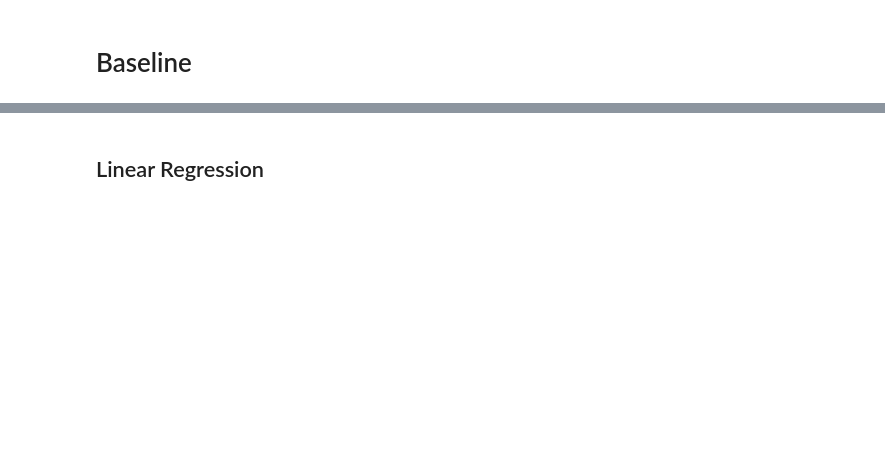
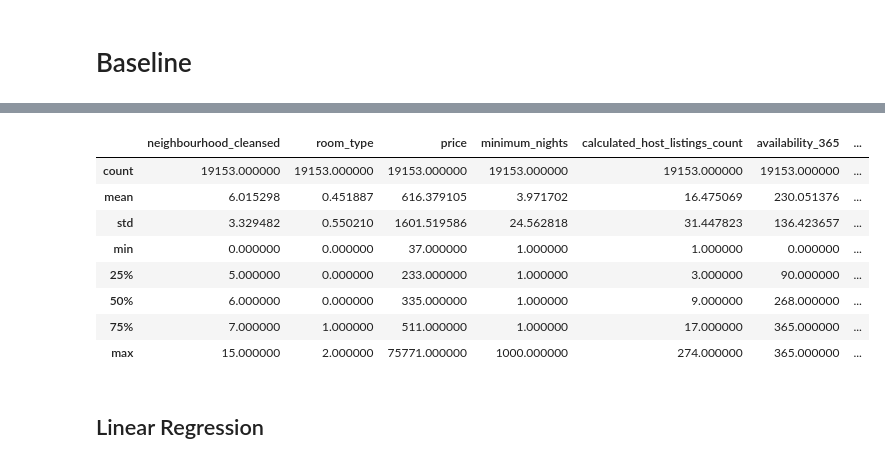
Before and after one commit to dc-ying/meituan_contest, a Jupyter notebook: explore.ipynb, the cells around one changed output, grey strips where cells are left out. Cells and saved outputs as stored; diff of their text form; code cells hidden in the pictures; blank space fills up the shorter version.

```diff
--- a/explore.ipynb
+++ b/explore.ipynb
@@ -306,3 +304,16 @@ See the caveats in the documentation: https://pandas.pydata.org/pandas-docs/stab
+# %%
+data = data.dropna()
+data.describe()
+# %% [output]
+|  | neighbourhood_cleansed | room_type | price | minimum_nights | calculated_host_listings_count | availability_365 | ... |
+| count | 19153.000000 | 19153.000000 | 19153.000000 | 19153.000000 | 19153.000000 | 19153.000000 | ... |
+| mean | 6.015298 | 0.451887 | 616.379105 | 3.971702 | 16.475069 | 230.051376 | ... |
+| std | 3.329482 | 0.550210 | 1601.519586 | 24.562818 | 31.447823 | 136.423657 | ... |
+| min | 0.000000 | 0.000000 | 37.000000 | 1.000000 | 1.000000 | 0.000000 | ... |
+| 25% | 5.000000 | 0.000000 | 233.000000 | 1.000000 | 3.000000 | 90.000000 | ... |
+| 50% | 6.000000 | 0.000000 | 335.000000 | 1.000000 | 9.000000 | 268.000000 | ... |
+| 75% | 7.000000 | 1.000000 | 511.000000 | 1.000000 | 17.000000 | 365.000000 | ... |
+| max | 15.000000 | 2.000000 | 75771.000000 | 1000.000000 | 274.000000 | 365.000000 | ... |
 # %%
 y = data['price']
 x= data.drop(['price'],axis=1)
```
Also changed, not shown: parts of 29 cells of this notebook.
